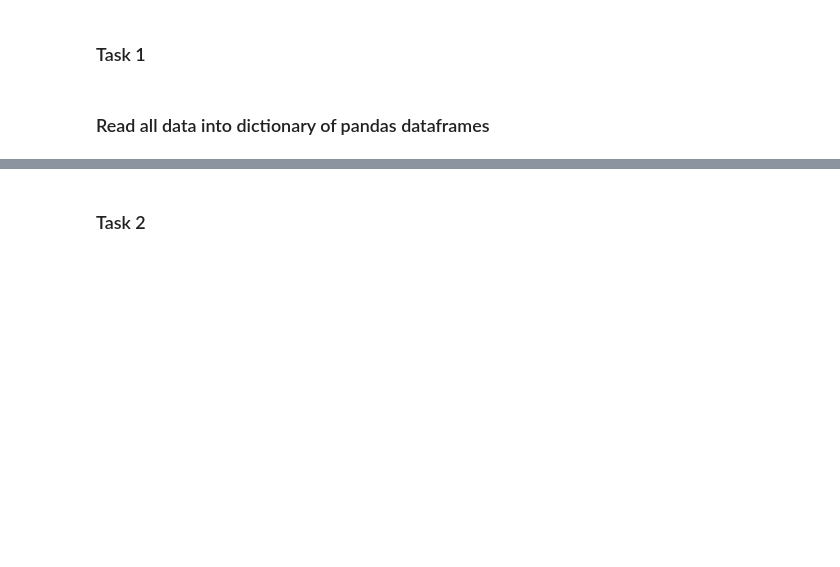
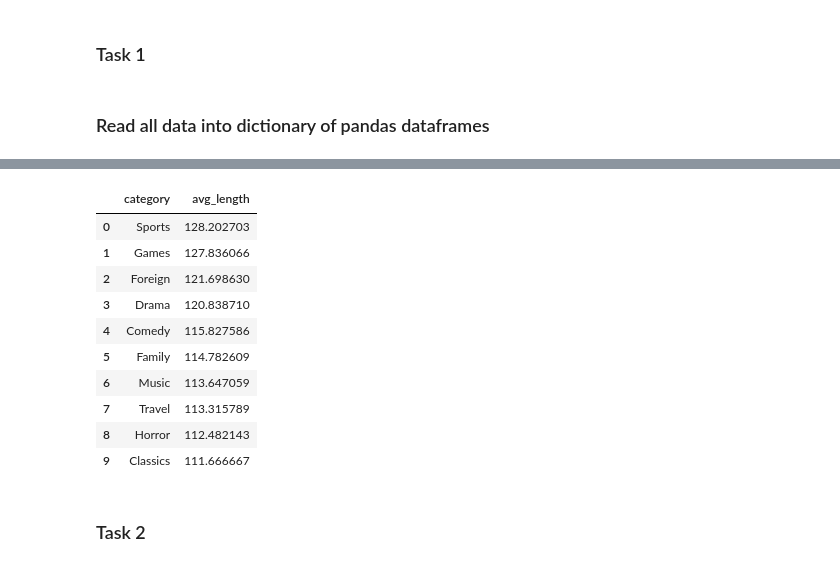
Before and after one commit to SadiaAwan/sakila_lab_sadia_awan, a Jupyter notebook: duckdb_pandas.ipynb, the cells around one changed output, grey strips where cells are left out. Drawn from its saved outputs; the diff is of its cells as text; code cells hidden in the pictures; blank space fills up the shorter version.

```diff
--- a/duckdb_pandas.ipynb
+++ b/duckdb_pandas.ipynb
@@ -169,20 +289,32 @@ senaste_filmer
 # %%
 # task 1f.4)
-# Vilken kategori har längst genomsnittlig filmlängd?
+# Which category has the longest average film length?
 
-avg_filmlangd_kategori=duckdb.sql("""
+avg_film_category=duckdb.sql("""
 SELECT
     catg.name AS category,
     AVG(f.length) AS avg_length
 FROM category catg
 JOIN film_category fc ON catg.category_id = fc.category_id
 JOIN film f ON fc.film_id = f.film_id
 GROUP BY catg.name
 ORDER BY avg_length DESC
 LIMIT 10;
 """).df()
 
-avg_filmlangd_kategori
+avg_film_category
+# %% [output]
+|  | category | avg_length |
+| 0 | Sports | 128.202703 |
+| 1 | Games | 127.836066 |
+| 2 | Foreign | 121.698630 |
+| 3 | Drama | 120.838710 |
+| 4 | Comedy | 115.827586 |
+| 5 | Family | 114.782609 |
+| 6 | Music | 113.647059 |
+| 7 | Travel | 113.315789 |
+| 8 | Horror | 112.482143 |
+| 9 | Classics | 111.666667 |
 # %% [markdown]
 ### Task 2
 # %%
```
Also changed, not shown: parts of 16 cells of this notebook.
